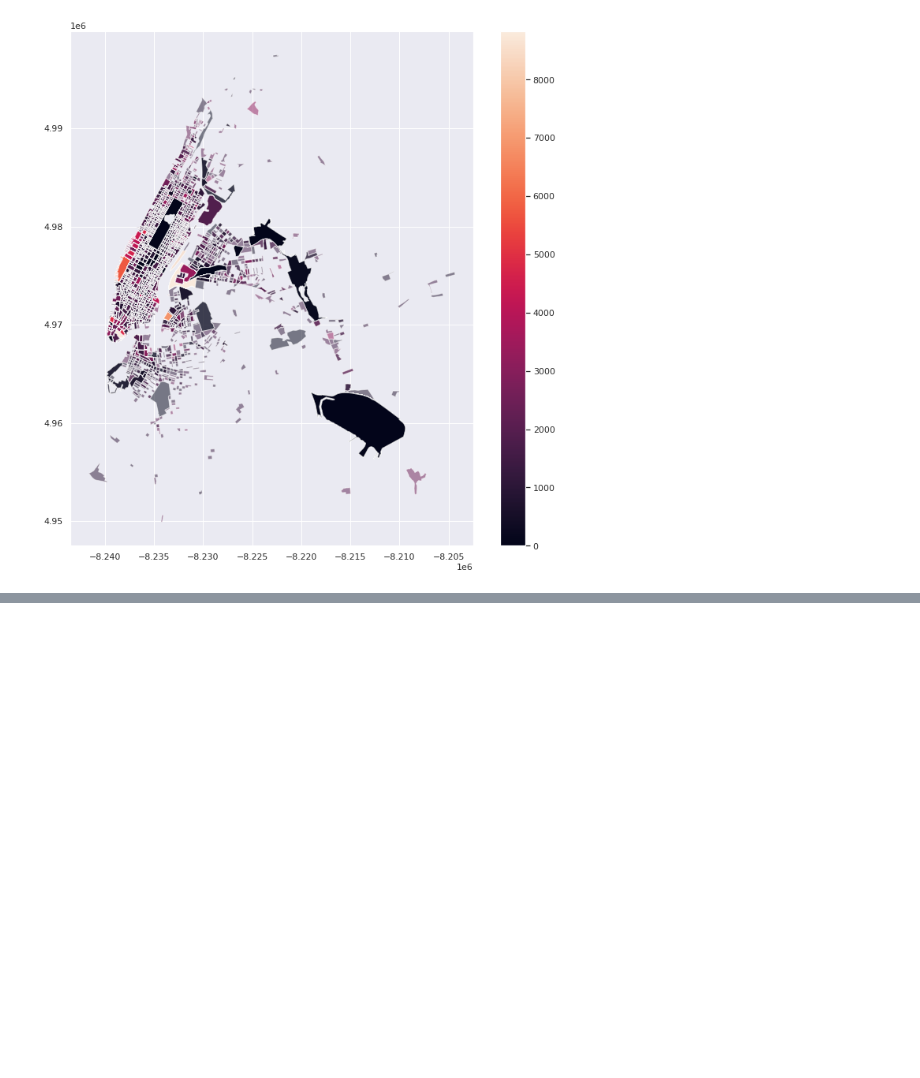
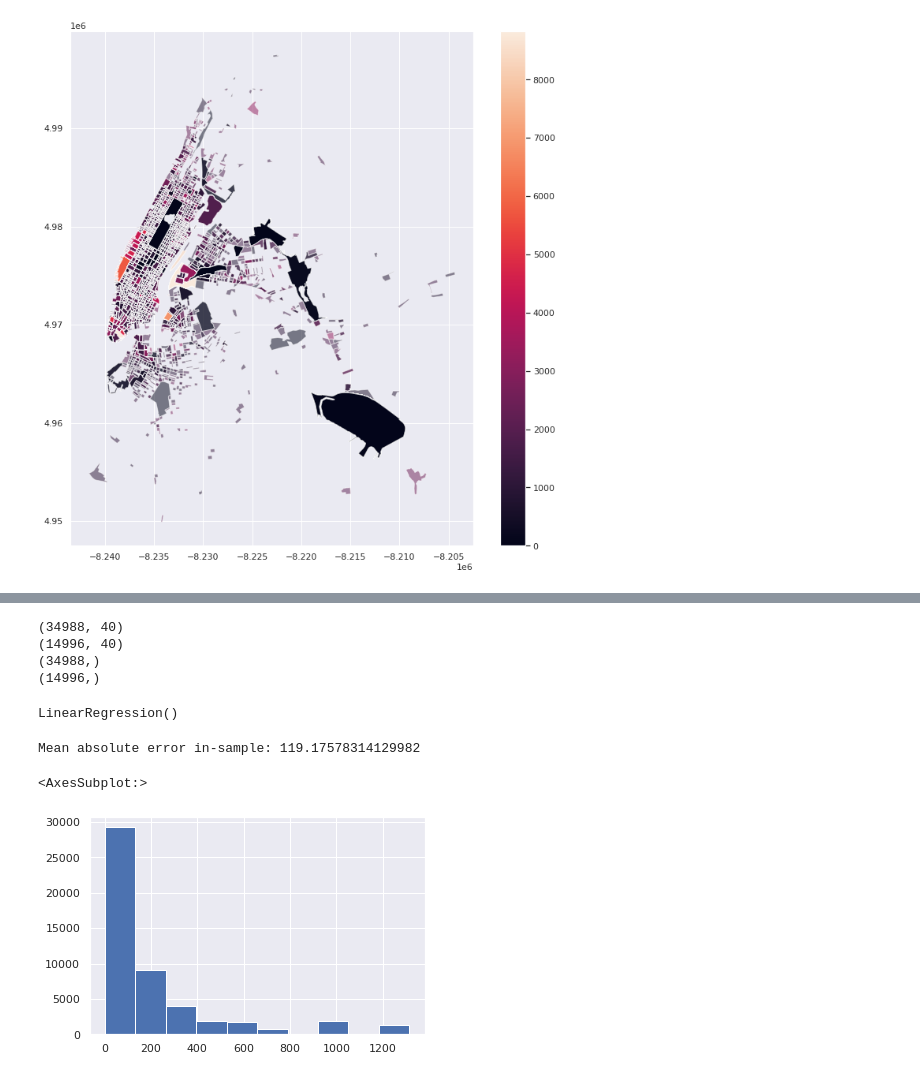
Before and after one commit to soyhyoj/CARTO-JuniorDSTest, a Jupyter notebook: notebooks/2.EDA+Modeling.ipynb, the cells around one changed output, grey strips where cells are left out. Cells and saved outputs as stored; diff of their text form; code cells hidden in the pictures; blank space fills up the shorter version.

```diff
--- a/notebooks/2.EDA.ipynb
+++ b/notebooks/2.EDA+Modeling.ipynb
@@ -399,0 +502,8 @@ NY_by_block.head()
+# %%
+# Impute missing data using most_frequent values since this is just a baseline model
+from sklearn.impute import SimpleImputer
+
+# Impute missing values
+my_imputer = SimpleImputer(strategy='most_frequent')
+NY_df = pd.DataFrame(my_imputer.fit_transform(NY_df),
+                     columns = NY_df.columns)
@@ -399,0 +525,25 @@ NY_by_block.head()
+# %%
+# train_test split
+from sklearn.model_selection import train_test_split
+from sklearn.linear_model import LinearRegression
+
+X_train, X_test, y_train, y_test = train_test_split(NY_df[features], # X
+                                                    NY_df[target], # y
+                                                    test_size=0.3,
+                                                    shuffle=True)
+
+print(X_train.shape)
+print(X_test.shape)
+print(y_train.shape)
+print(y_test.shape)
+# %% [output]
+(34988, 40)
+(14996, 40)
+(34988,)
+(14996,)
+# %%
+# train model
+lr = LinearRegression()
+lr.fit(X_train, y_train)
+# %% [output]
+LinearRegression()
@@ -399,0 +552,15 @@ NY_by_block.head()
+# %%
+# test
+fitted_values = pd.DataFrame({
+    'prediction': lr.predict(X_train)
+}, index=X_train.index)
+
+mae_in_sample = mean_absolute_error(y_train, fitted_values)
+print(f'Mean absolute error in-sample: {mae_in_sample}')
+# %% [output]
+Mean absolute error in-sample: 119.17578314129982
+# %%
+NY_df.n_pickup.hist()
+# %% [output]
+<AxesSubplot:>
+[figure, added]
```
Also changed, not shown: parts of 25 cells of this notebook.
